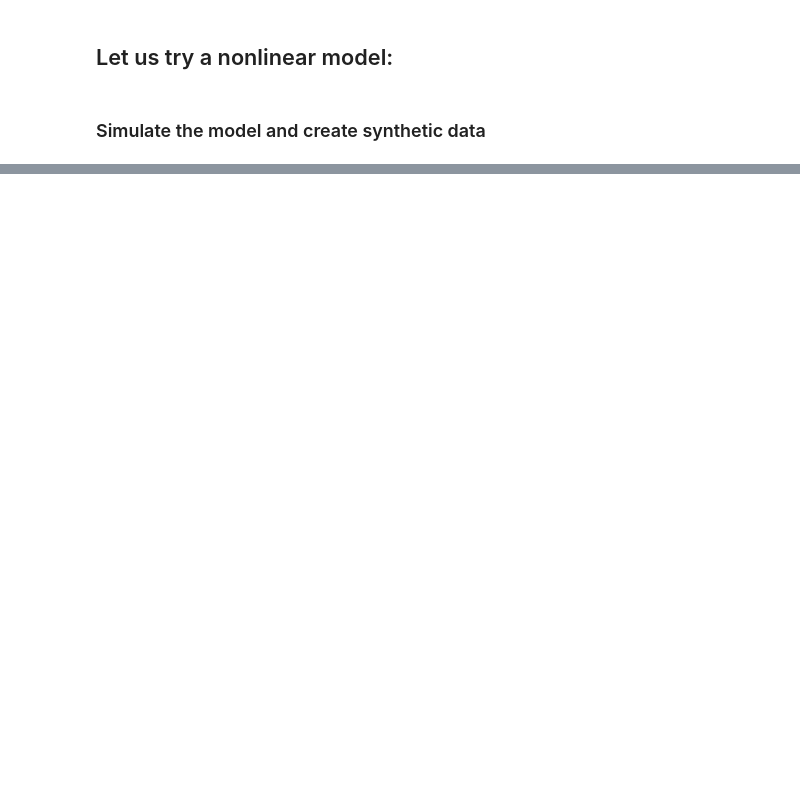
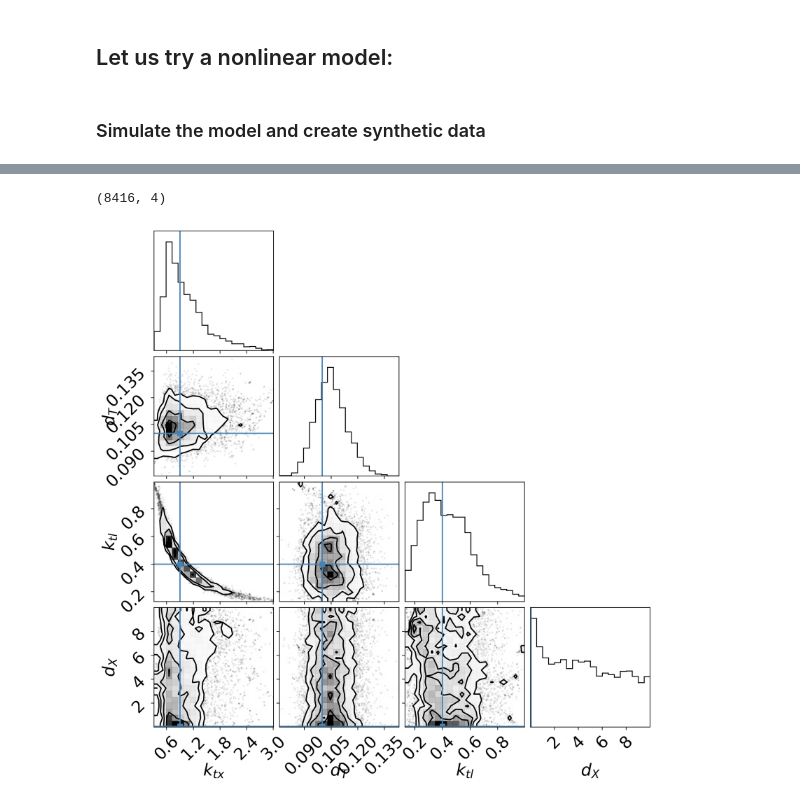
Before and after one commit to BioSysDesign/E164, a Jupyter notebook: reading/week12_bayesian_inference.ipynb, the cells around one changed output, grey strips where cells are left out. Saved outputs shown, nothing was run; the diff lists cells and outputs as text; code cells hidden in the pictures; blank space fills up the shorter version.

```diff
--- a/reading/week12_bayesian_inference.ipynb
+++ b/reading/week12_bayesian_inference.ipynb
@@ -249,10 +282,13 @@ axes[-1].set_xlabel("step number");
 # %%
 import corner
 flat_samples = sampler.get_chain(discard=50, thin=15, flat=True)
 print(flat_samples.shape)
 fig = corner.corner(
-    flat_samples, labels=labels, truths=[l, v, phi]
+    flat_samples, labels=labels, truths=[k_tx, d_T, k_tl, d_X]
 );
+# %% [output]
+(8416, 4)
+[figure, added]
 # %%
 inds = np.random.randint(len(flat_samples), size=100)
 ax = plt.axes()
```
Also changed, not shown: parts of 13 cells of this notebook.
